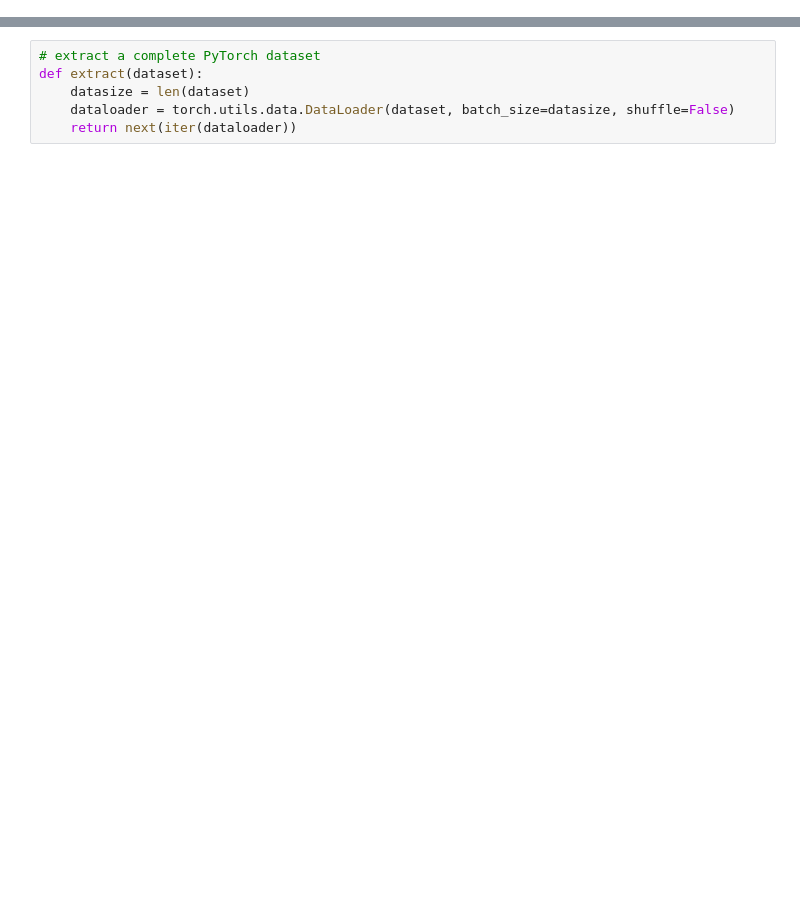
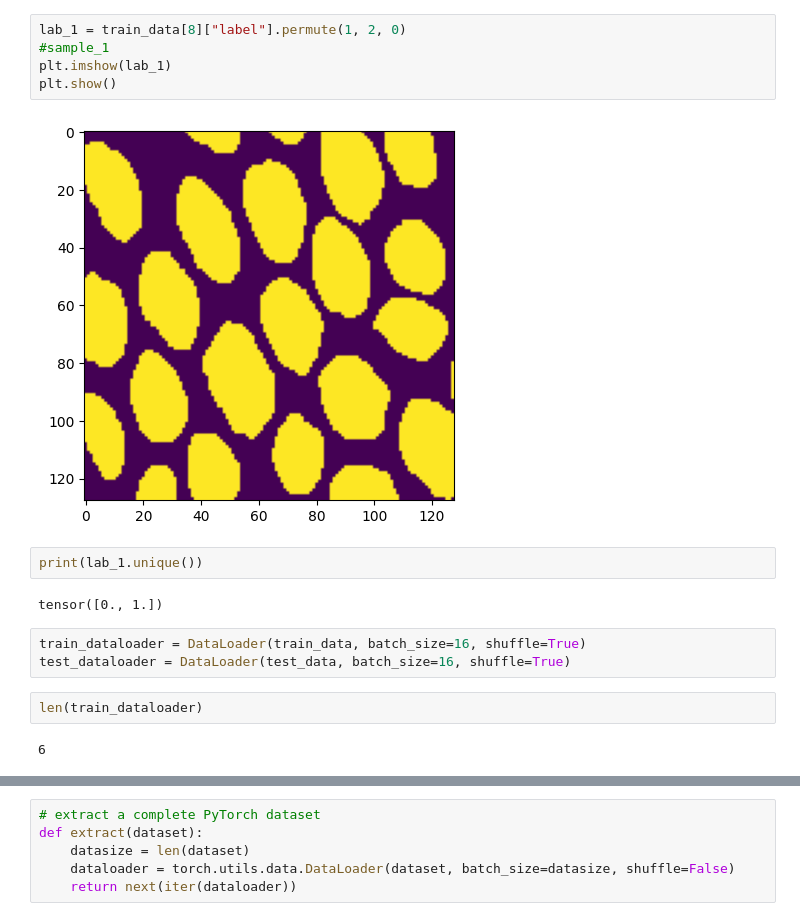
Before and after one commit to TaisiaKozharina/warwick_biomedical, a Jupyter notebook: main.ipynb, the cells around one changed output, grey strips where cells are left out. Saved outputs shown, nothing was run; the diff lists cells and outputs as text; blank space fills up the shorter version.

```diff
--- a/main.ipynb
+++ b/main.ipynb
@@ -37,0 +68,18 @@ test_dataset = TensorDataset(X_test_tensors , Y_test_tensors )
+# %%
+lab_1 = train_data[8]["label"].permute(1, 2, 0)
+#sample_1
+plt.imshow(lab_1)
+plt.show()
+# %% [output]
+[figure, added]
+# %%
+print(lab_1.unique())
+# %% [output]
+tensor([0., 1.])
+# %%
+train_dataloader = DataLoader(train_data, batch_size=16, shuffle=True)
+test_dataloader = DataLoader(test_data, batch_size=16, shuffle=True)
+# %%
+len(train_dataloader)
+# %% [output]
+6
```
Also changed, not shown: parts of 47 cells of this notebook.
